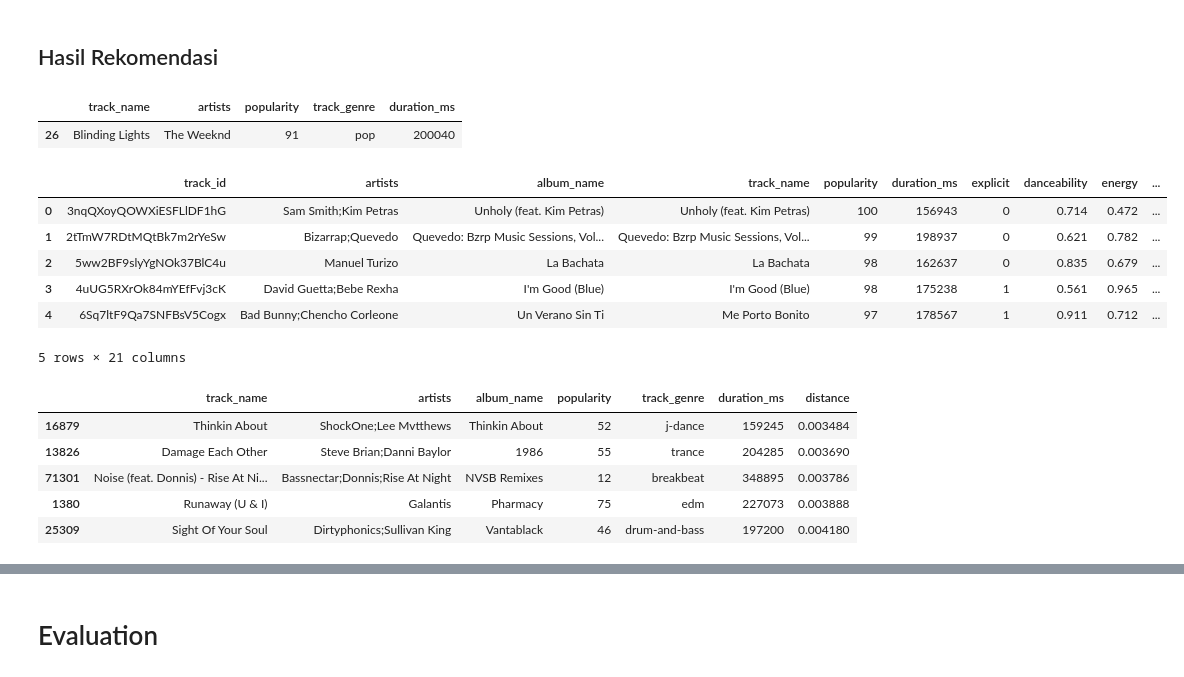
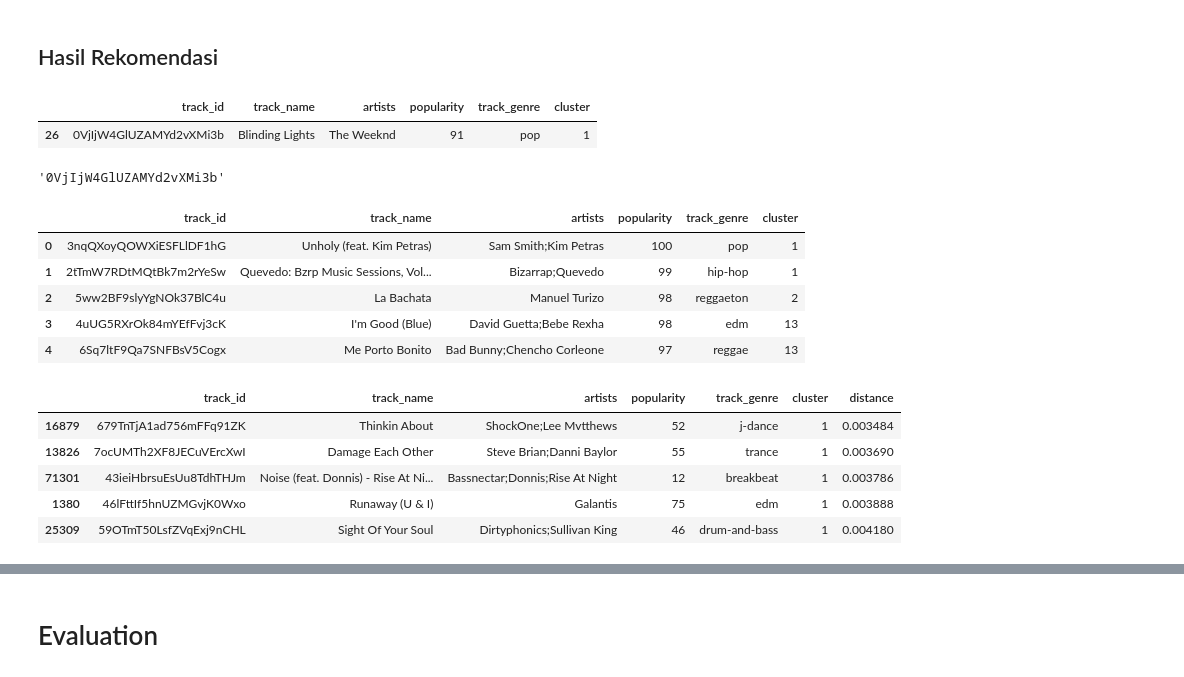
Before and after one commit to reesa-rahayu/spotify-recommender, a Jupyter notebook: notebook.ipynb, the cells around one changed output, grey strips where cells are left out. Drawn from its saved outputs; the diff is of its cells as text; code cells hidden in the pictures.

```diff
--- a/notebook.ipynb
+++ b/notebook.ipynb
@@ -500,5 +550,7 @@ PCA feature shape: (80533, 9)
 # %% [markdown]
 # Modelling
+# %%
+output_columns = ['track_id', 'track_name', 'artists', 'popularity', 'track_genre', 'cluster']
 # %% [markdown]
 ## Popularity Based Recommendations
 # %%
@@ -514,7 +566,10 @@ def popularity_recommendation(input_song_name, num_recommendations=5):
     most_popular_tracks = data[data['popularity'] >= track_popularity].sort_values(by='popularity', ascending=False)
 
     # Return the top 10 most popular tracks
-    return most_popular_tracks.head(num_recommendations)
+    df =  most_popular_tracks[output_columns].head(num_recommendations)
+    ids = df['track_id'].tolist()
+
+    return df, ids
 # %% [markdown]
 ## KNN Based Recommendations
 # %% [markdown]
@@ -634,26 +655,32 @@ def hybrid_recommendation(input_song_name, num_recommendations=5):
 input_song_name = 'Blinding Lights'
 song = data.loc[data['track_name'] == input_song_name]
 song = song[0:1]
-song[['track_name', 'artists', 'popularity', 'track_genre', 'duration_ms']]
+song[output_columns]
 # %% [output]
-|  | track_name | artists | popularity | track_genre | duration_ms |
-| 26 | Blinding Lights | The Weeknd | 91 | pop | 200040 |
+|  | track_id | track_name | artists | popularity | track_genre | cluster |
+| 26 | 0VjIjW4GlUZAMYd2vXMi3b | Blinding Lights | The Weeknd | 91 | pop | 1 |
+# %%
+input_song_id = song['track_id'].iloc[0]
+input_song_id
+# %% [output]
+'0VjIjW4GlUZAMYd2vXMi3b'
 # %%
-popularity_recommendation(input_song_name, num_recommendations=5)
+pop_pred, pop_ids = popularity_recommendation(input_song_name, num_recommendations=5)
+pop_pred
 # %% [output]
-|  | track_id | artists | album_name | track_name | popularity | duration_ms | explicit | danceability | energy | ... |
-| 0 | 3nqQXoyQOWXiESFLlDF1hG | Sam Smith;Kim Petras | Unholy (feat. Kim Petras) | Unholy (feat. Kim Petras) | 100 | 156943 | 0 | 0.714 | 0.472 | ... |
-| 1 | 2tTmW7RDtMQtBk7m2rYeSw | Bizarrap;Quevedo | Quevedo: Bzrp Music Sessions, Vol... | Quevedo: Bzrp Music Sessions, Vol... | 99 | 198937 | 0 | 0.621 | 0.782 | ... |
-| 2 | 5ww2BF9slyYgNOk37BlC4u | Manuel Turizo | La Bachata | La Bachata | 98 | 162637 | 0 | 0.835 | 0.679 | ... |
-| 3 | 4uUG5RXrOk84mYEfFvj3cK | David Guetta;Bebe Rexha | I'm Good (Blue) | I'm Good (Blue) | 98 | 175238 | 1 | 0.561 | 0.965 | ... |
-| 4 | 6Sq7ltF9Qa7SNFBsV5Cogx | Bad Bunny;Chencho Corleone | Un Verano Sin Ti | Me Porto Bonito | 97 | 178567 | 1 | 0.911 | 0.712 | ... |
+|  | track_id | track_name | artists | popularity | track_genre | cluster |
+| 0 | 3nqQXoyQOWXiESFLlDF1hG | Unholy (feat. Kim Petras) | Sam Smith;Kim Petras | 100 | pop | 1 |
+| 1 | 2tTmW7RDtMQtBk7m2rYeSw | Quevedo: Bzrp Music Sessions, Vol... | Bizarrap;Quevedo | 99 | hip-hop | 1 |
+| 2 | 5ww2BF9slyYgNOk37BlC4u | La Bachata | Manuel Turizo | 98 | reggaeton | 2 |
+| 3 | 4uUG5RXrOk84mYEfFvj3cK | I'm Good (Blue) | David Guetta;Bebe Rexha | 98 | edm | 13 |
+| 4 | 6Sq7ltF9Qa7SNFBsV5Cogx | Me Porto Bonito | Bad Bunny;Chencho Corleone | 97 | reggae | 13 |
-5 rows × 21 columns
 # %%
-knn_based_recommendations(input_song_name, num_recommendations=5)
+knn_pred, knn_ids = knn_based_recommendations(input_song_name, num_recommendations=5)
+knn_pred
 # %% [output]
-|  | track_name | artists | album_name | popularity | track_genre | duration_ms | distance |
-| 16879 | Thinkin About | ShockOne;Lee Mvtthews | Thinkin About | 52 | j-dance | 159245 | 0.003484 |
-| 13826 | Damage Each Other | Steve Brian;Danni Baylor | 1986 | 55 | trance | 204285 | 0.003690 |
-| 71301 | Noise (feat. Donnis) - Rise At Ni... | Bassnectar;Donnis;Rise At Night | NVSB Remixes | 12 | breakbeat | 348895 | 0.003786 |
-| 1380 | Runaway (U & I) | Galantis | Pharmacy | 75 | edm | 227073 | 0.003888 |
-| 25309 | Sight Of Your Soul | Dirtyphonics;Sullivan King | Vantablack | 46 | drum-and-bass | 197200 | 0.004180 |
+|  | track_id | track_name | artists | popularity | track_genre | cluster | distance |
+| 16879 | 679TnTjA1ad756mFFq91ZK | Thinkin About | ShockOne;Lee Mvtthews | 52 | j-dance | 1 | 0.003484 |
+| 13826 | 7ocUMTh2XF8JECuVErcXwI | Damage Each Other | Steve Brian;Danni Baylor | 55 | trance | 1 | 0.003690 |
+| 71301 | 43ieiHbrsuEsUu8TdhTHJm | Noise (feat. Donnis) - Rise At Ni... | Bassnectar;Donnis;Rise At Night | 12 | breakbeat | 1 | 0.003786 |
+| 1380 | 46lFttIf5hnUZMGvjK0Wxo | Runaway (U & I) | Galantis | 75 | edm | 1 | 0.003888 |
+| 25309 | 59OTmT50LsfZVqExj9nCHL | Sight Of Your Soul | Dirtyphonics;Sullivan King | 46 | drum-and-bass | 1 | 0.004180 |
```
Also changed, not shown: parts of 30 cells of this notebook.
